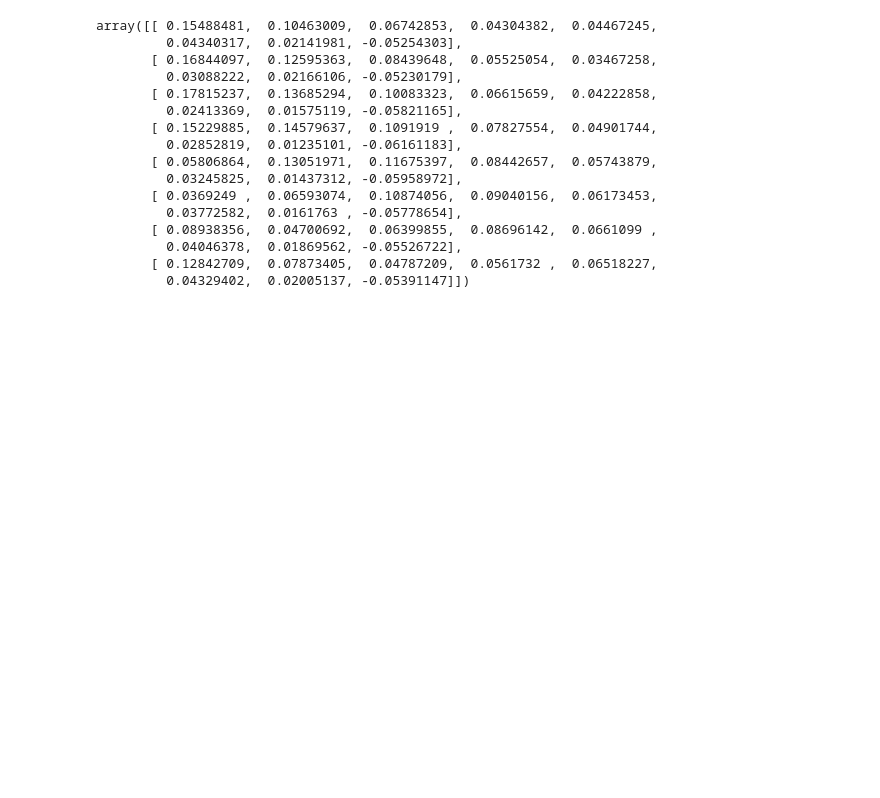
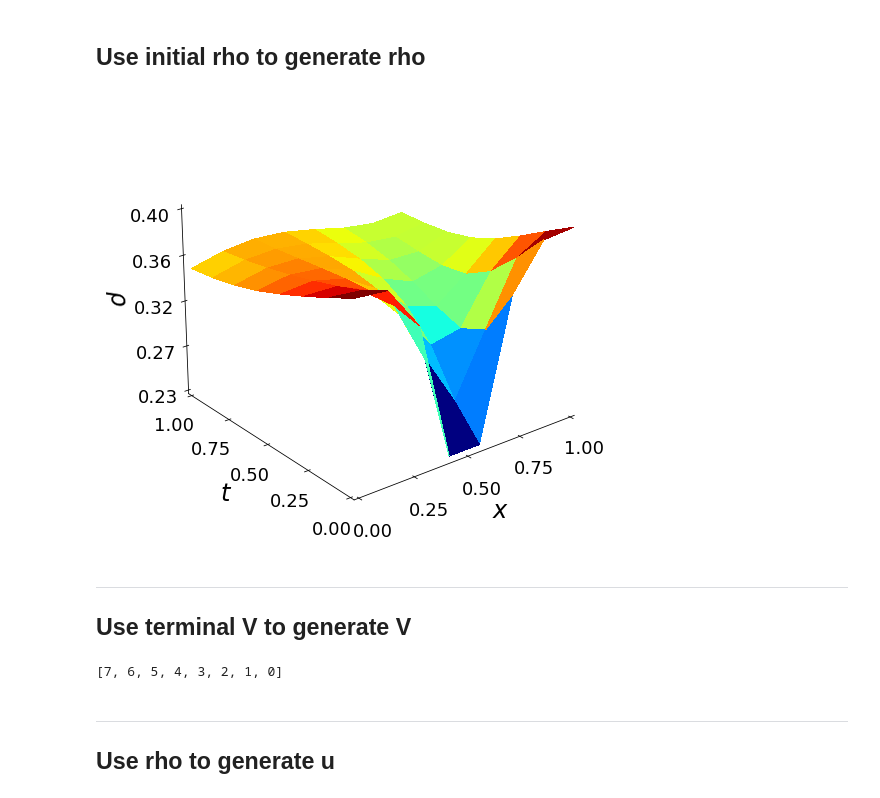
Before and after one commit to LovelyBuggies/MFG-RL-PIDL, a Jupyter notebook: playground.ipynb, the cells around one changed output. Cells and saved outputs as stored; diff of their text form; code cells hidden in the pictures; blank space fills up the shorter version.

```diff
--- a/playground.ipynb
+++ b/playground.ipynb
@@ -17,24 +12,22 @@ rhos_next[:, -1] = get_rho_from_u_at_t(n_cell, rhos[:, -1], us[:, -1])
-# %%
-Vs = np.loadtxt(f"data/V-non-sep.txt")[:, :-1]
-Vs_next = np.loadtxt(f"data/V-non-sep.txt")[:, :-1]
-Vs_next[:, :-1] = Vs[:, 1:]
-reward = sum(delta_T * rhos[:, -1] * (0.5 * us[:, -1] ** 2 + rhos[:, -1] * us[:, -1] - us[:, -1]))
-Vs_next[:, -1] = Vs[:, -1] + reward
-Vs_next
-# %% [output]
-array([[ 0.15488481,  0.10463009,  0.06742853,  0.04304382,  0.04467245,
-         0.04340317,  0.02141981, -0.05254303],
-       [ 0.16844097,  0.12595363,  0.08439648,  0.05525054,  0.03467258,
-         0.03088222,  0.02166106, -0.05230179],
-       [ 0.17815237,  0.13685294,  0.10083323,  0.06615659,  0.04222858,
-         0.02413369,  0.01575119, -0.05821165],
-       [ 0.15229885,  0.14579637,  0.1091919 ,  0.07827554,  0.04901744,
-         0.02852819,  0.01235101, -0.06161183],
-       [ 0.05806864,  0.13051971,  0.11675397,  0.08442657,  0.05743879,
-         0.03245825,  0.01437312, -0.05958972],
-       [ 0.0369249 ,  0.06593074,  0.10874056,  0.09040156,  0.06173453,
-         0.03772582,  0.0161763 , -0.05778654],
-       [ 0.08938356,  0.04700692,  0.06399855,  0.08696142,  0.0661099 ,
-         0.04046378,  0.01869562, -0.05526722],
-       [ 0.12842709,  0.07873405,  0.04787209,  0.0561732 ,  0.06518227,
-         0.04329402,  0.02005137, -0.05391147]])
+# %% [markdown]
+## Use initial rho to generate rho
+# %%
+us = np.loadtxt(f"data/u-non-sep.txt")
+T = n_cell * T_terminal
+rhos, rhos_t = np.zeros((n_cell, T)), np.loadtxt(f"data/rho-non-sep.txt")[:, 0]
+for t in range(T):
+    rhos[:, t] = rhos_t[:]
+    rhos_t = get_rho_from_u_at_t(n_cell, rhos_t, us[:, t])
+
+plot_3d(n_cell, T_terminal, rhos, r"$\rho$")
+plt.show()
+# %% [output]
+[figure, added]
+# %% [markdown]
+---
+
+## Use terminal V to generate V
+# %%
+list(range(T-1, -1, -1))
+# %% [output]
+[7, 6, 5, 4, 3, 2, 1, 0]
@@ -40,0 +49,4 @@ array([[ 0.15488481,  0.10463009,  0.06742853,  0.04304382,  0.04467245,
+# %% [markdown]
+---
+
+## Use rho to generate u
```
Also changed, not shown: parts of 8 cells of this notebook, 1 other file.
